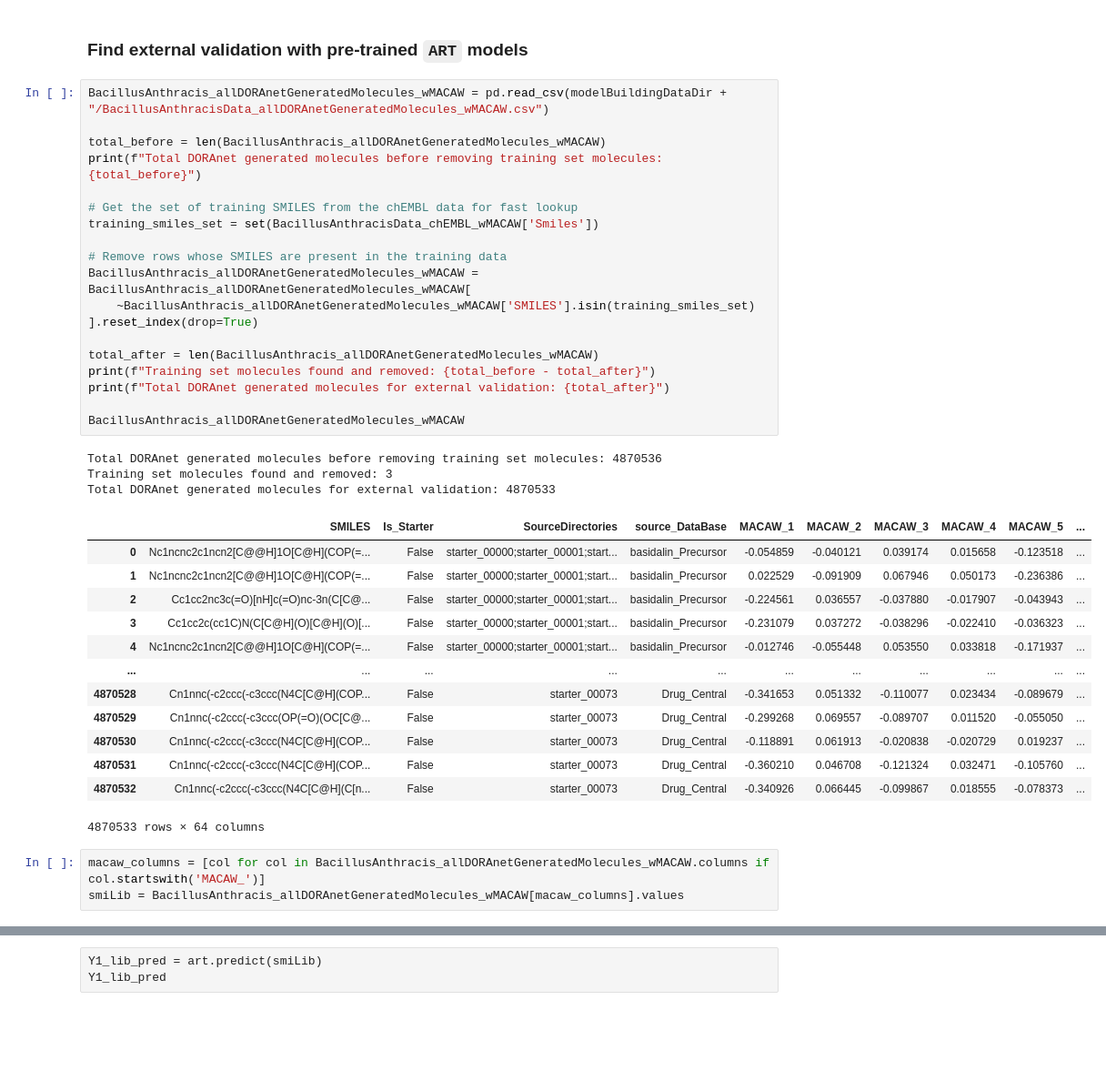
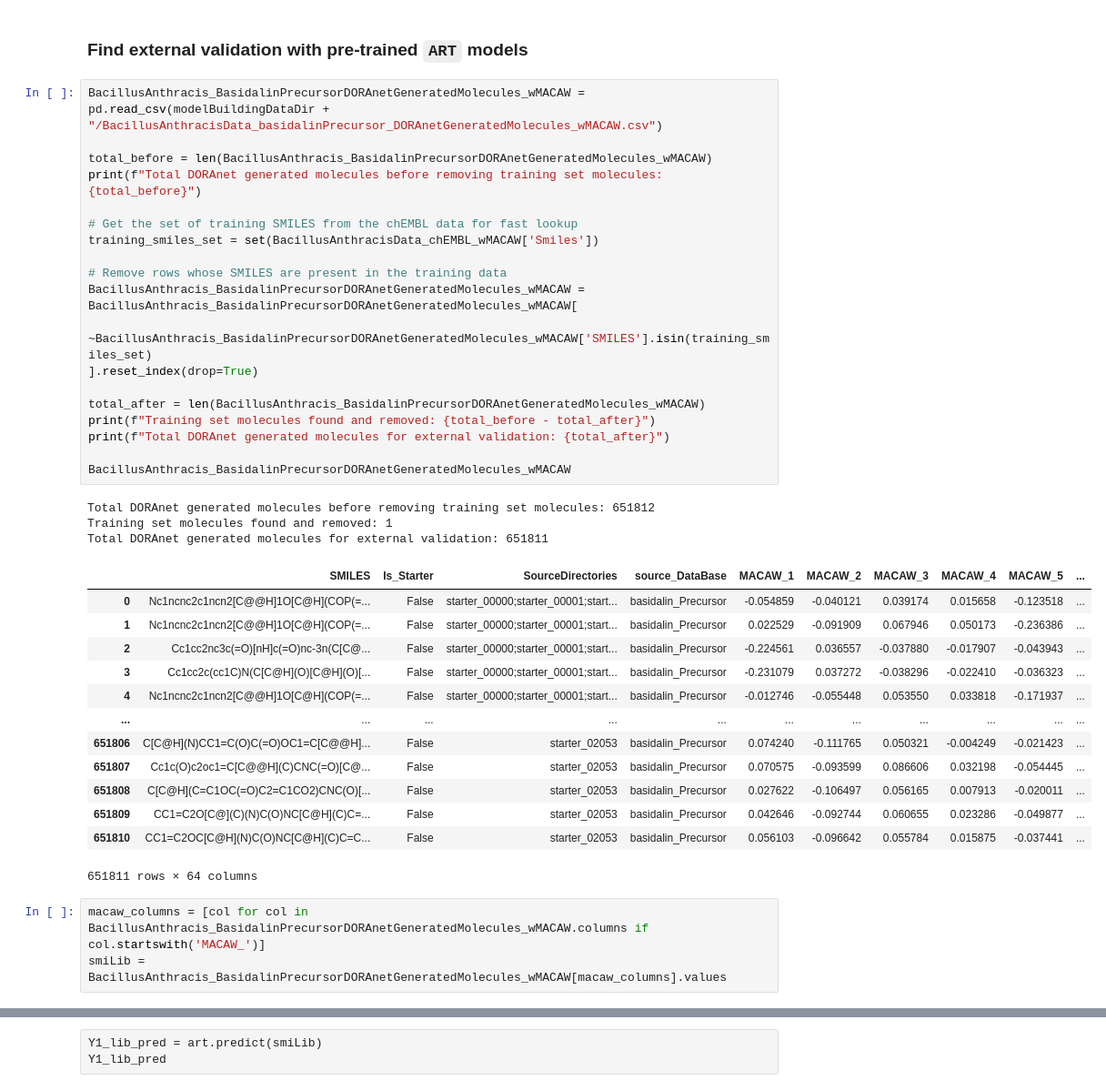
Before and after one commit to soumyadeepghosh35/DTRA_ART, a Jupyter notebook: DTRA_project_notebooks/Step5_ART_BacillusAnthracis.ipynb, the cells around one changed output, grey strips where cells are left out. Shown at 91% size. Saved outputs shown, nothing was run; the diff lists cells and outputs as text; blank space fills up the shorter version.

```diff
--- a/DTRA_project_notebooks/Step5_ART_BacillusAnthracis.ipynb
+++ b/DTRA_project_notebooks/Step5_ART_BacillusAnthracis.ipynb
@@ -312,44 +312,44 @@ Predictions saved with uncertainty estimates
 # %% [markdown]
 ### Find external validation with pre-trained `ART` models
 # %%
-BacillusAnthracis_allDORAnetGeneratedMolecules_wMACAW = pd.read_csv(modelBuildingDataDir + "/BacillusAnthracisData_allDORAnetGeneratedMolecules_wMACAW.csv")
+BacillusAnthracis_BasidalinPrecursorDORAnetGeneratedMolecules_wMACAW = pd.read_csv(modelBuildingDataDir + "/BacillusAnthracisData_basidalinPrecursor_DORAnetGeneratedMolecules_wMACAW.csv")
 
-total_before = len(BacillusAnthracis_allDORAnetGeneratedMolecules_wMACAW)
+total_before = len(BacillusAnthracis_BasidalinPrecursorDORAnetGeneratedMolecules_wMACAW)
 print(f"Total DORAnet generated molecules before removing training set molecules: {total_before}")
 
 # Get the set of training SMILES from the chEMBL data for fast lookup
 training_smiles_set = set(BacillusAnthracisData_chEMBL_wMACAW['Smiles'])
 
 # Remove rows whose SMILES are present in the training data
-BacillusAnthracis_allDORAnetGeneratedMolecules_wMACAW = BacillusAnthracis_allDORAnetGeneratedMolecules_wMACAW[
-    ~BacillusAnthracis_allDORAnetGeneratedMolecules_wMACAW['SMILES'].isin(training_smiles_set)
+BacillusAnthracis_BasidalinPrecursorDORAnetGeneratedMolecules_wMACAW = BacillusAnthracis_BasidalinPrecursorDORAnetGeneratedMolecules_wMACAW[
+    ~BacillusAnthracis_BasidalinPrecursorDORAnetGeneratedMolecules_wMACAW['SMILES'].isin(training_smiles_set)
 ].reset_index(drop=True)
 
-total_after = len(BacillusAnthracis_allDORAnetGeneratedMolecules_wMACAW)
+total_after = len(BacillusAnthracis_BasidalinPrecursorDORAnetGeneratedMolecules_wMACAW)
 print(f"Training set molecules found and removed: {total_before - total_after}")
 print(f"Total DORAnet generated molecules for external validation: {total_after}")
 
-BacillusAnthracis_allDORAnetGeneratedMolecules_wMACAW
+BacillusAnthracis_BasidalinPrecursorDORAnetGeneratedMolecules_wMACAW
 # %% [output]
-Total DORAnet generated molecules before removing training set molecules: 4870536
-Training set molecules found and removed: 3
-Total DORAnet generated molecules for external validation: 4870533
+Total DORAnet generated molecules before removing training set molecules: 651812
+Training set molecules found and removed: 1
+Total DORAnet generated molecules for external validation: 651811
 |  | SMILES | Is_Starter | SourceDirectories | source_DataBase | MACAW_1 | MACAW_2 | MACAW_3 | MACAW_4 | MACAW_5 | ... |
 | 0 | Nc1ncnc2c1ncn2[C@@H]1O[C@H](COP(=... | False | starter_00000;starter_00001;start... | basidalin_Precursor | -0.054859 | -0.040121 | 0.039174 | 0.015658 | -0.123518 | ... |
 | 1 | Nc1ncnc2c1ncn2[C@@H]1O[C@H](COP(=... | False | starter_00000;starter_00001;start... | basidalin_Precursor | 0.022529 | -0.091909 | 0.067946 | 0.050173 | -0.236386 | ... |
 | 2 | Cc1cc2nc3c(=O)[nH]c(=O)nc-3n(C[C@... | False | starter_00000;starter_00001;start... | basidalin_Precursor | -0.224561 | 0.036557 | -0.037880 | -0.017907 | -0.043943 | ... |
 | 3 | Cc1cc2c(cc1C)N(C[C@H](O)[C@H](O)[... | False | starter_00000;starter_00001;start... | basidalin_Precursor | -0.231079 | 0.037272 | -0.038296 | -0.022410 | -0.036323 | ... |
 | 4 | Nc1ncnc2c1ncn2[C@@H]1O[C@H](COP(=... | False | starter_00000;starter_00001;start... | basidalin_Precursor | -0.012746 | -0.055448 | 0.053550 | 0.033818 | -0.171937 | ... |
 | ... | ... | ... | ... | ... | ... | ... | ... | ... | ... | ... |
-| 4870528 | Cn1nnc(-c2ccc(-c3ccc(N4C[C@H](COP... | False | starter_00073 | Drug_Central | -0.341653 | 0.051332 | -0.110077 | 0.023434 | -0.089679 | ... |
-| 4870529 | Cn1nnc(-c2ccc(-c3ccc(OP(=O)(OC[C@... | False | starter_00073 | Drug_Central | -0.299268 | 0.069557 | -0.089707 | 0.011520 | -0.055050 | ... |
-| 4870530 | Cn1nnc(-c2ccc(-c3ccc(N4C[C@H](COP... | False | starter_00073 | Drug_Central | -0.118891 | 0.061913 | -0.020838 | -0.020729 | 0.019237 | ... |
-| 4870531 | Cn1nnc(-c2ccc(-c3ccc(N4C[C@H](COP... | False | starter_00073 | Drug_Central | -0.360210 | 0.046708 | -0.121324 | 0.032471 | -0.105760 | ... |
-| 4870532 | Cn1nnc(-c2ccc(-c3ccc(N4C[C@H](C[n... | False | starter_00073 | Drug_Central | -0.340926 | 0.066445 | -0.099867 | 0.018555 | -0.078373 | ... |
+| 651806 | C[C@H](N)CC1=C(O)C(=O)OC1=C[C@@H]... | False | starter_02053 | basidalin_Precursor | 0.074240 | -0.111765 | 0.050321 | -0.004249 | -0.021423 | ... |
+| 651807 | Cc1c(O)c2oc1=C[C@@H](C)CNC(=O)[C@... | False | starter_02053 | basidalin_Precursor | 0.070575 | -0.093599 | 0.086606 | 0.032198 | -0.054445 | ... |
+| 651808 | C[C@H](C=C1OC(=O)C2=C1CO2)CNC(O)[... | False | starter_02053 | basidalin_Precursor | 0.027622 | -0.106497 | 0.056165 | 0.007913 | -0.020011 | ... |
+| 651809 | CC1=C2O[C@](C)(N)C(O)NC[C@H](C)C=... | False | starter_02053 | basidalin_Precursor | 0.042646 | -0.092744 | 0.060655 | 0.023286 | -0.049877 | ... |
+| 651810 | CC1=C2OC[C@H](N)C(O)NC[C@H](C)C=C... | False | starter_02053 | basidalin_Precursor | 0.056103 | -0.096642 | 0.055784 | 0.015875 | -0.037441 | ... |
-4870533 rows × 64 columns
+651811 rows × 64 columns
 # %%
-macaw_columns = [col for col in BacillusAnthracis_allDORAnetGeneratedMolecules_wMACAW.columns if col.startswith('MACAW_')]
-smiLib = BacillusAnthracis_allDORAnetGeneratedMolecules_wMACAW[macaw_columns].values
+macaw_columns = [col for col in BacillusAnthracis_BasidalinPrecursorDORAnetGeneratedMolecules_wMACAW.columns if col.startswith('MACAW_')]
+smiLib = BacillusAnthracis_BasidalinPrecursorDORAnetGeneratedMolecules_wMACAW[macaw_columns].values
 # %%
 len(smiLib)
 # %% [output]
```
Also changed, not shown: parts of 3 cells of this notebook.
